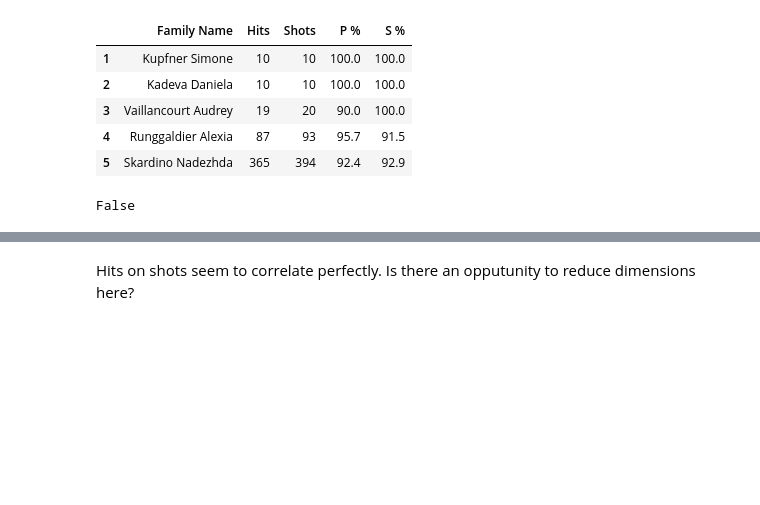
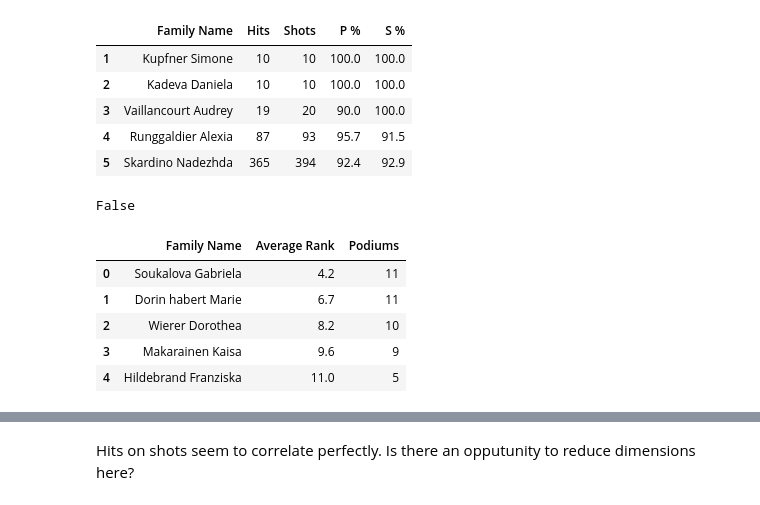
Before and after one commit to haobecca/biathlon, a Jupyter notebook: notebook.ipynb, the cells around one changed output, grey strips where cells are left out. Drawn from its saved outputs; the diff is of its cells as text; code cells hidden in the pictures; blank space fills up the shorter version.

```diff
--- a/notebook.ipynb
+++ b/notebook.ipynb
@@ -168,6 +178,27 @@ df_sh_per.head()
 df_sh_per.isnull().values.any()
 # %% [output]
 False
+# %%
+df_results = pd.read_csv("15_16_world_cup_results.csv")
+
+df_results = df_results[[' Family Name',
+                         'Given Name',
+                         'Average Rank',
+                         'Podiums',]]
+df_results = df_results.rename(columns={' Family Name': 'Family Name'})
+
+df_results['Family Name'] = df_results['Family Name'].apply(lambda x: x.capitalize()) + " " + df_results['Given Name']
+df_results = df_results.drop(["Given Name"], axis=1)
+df_results = df_results.fillna(101)
+
+df_results.head()
+# %% [output]
+|  | Family Name | Average Rank | Podiums |
+| 0 | Soukalova Gabriela | 4.2 | 11 |
+| 1 | Dorin habert Marie | 6.7 | 11 |
+| 2 | Wierer Dorothea | 8.2 | 10 |
+| 3 | Makarainen Kaisa | 9.6 | 9 |
+| 4 | Hildebrand Franziska | 11.0 | 5 |
 # %%
 df = df_sh_per.merge(df_ski, left_on='Family Name', right_on='Family Name')
 df = df_sh_times.merge(df, left_on='Family Name', right_on='Family Name')
```
Also changed, not shown: parts of 6 cells of this notebook.
